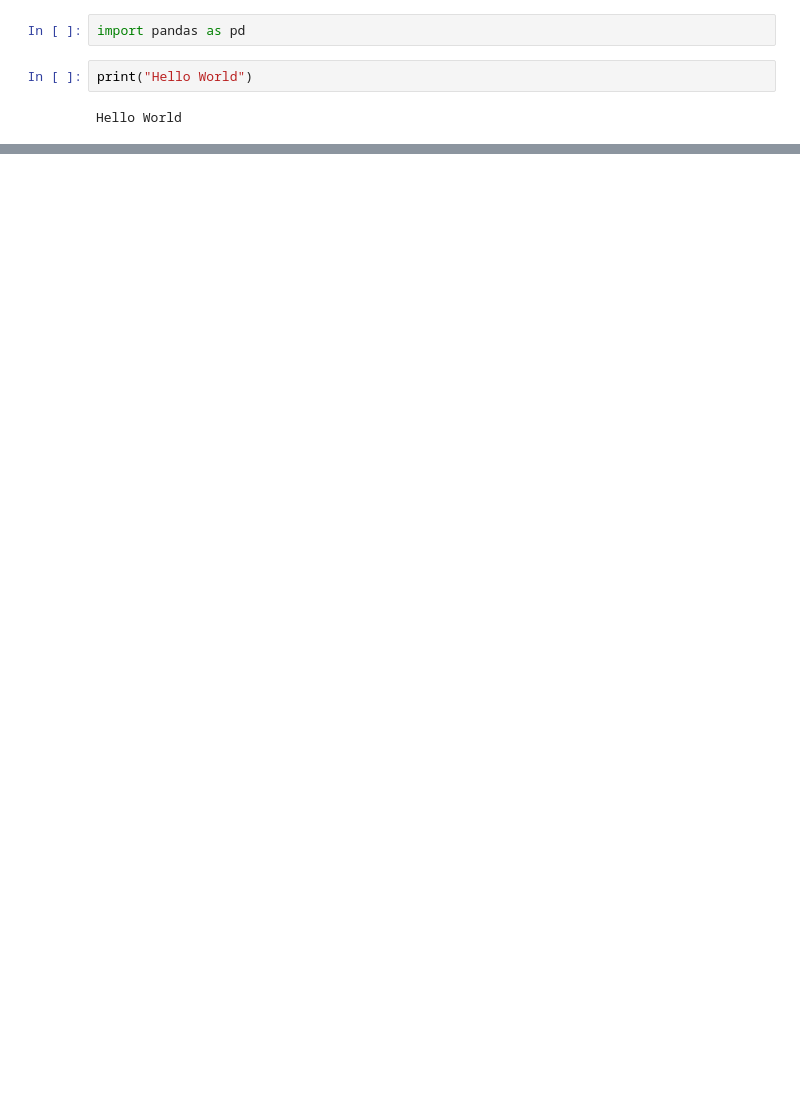
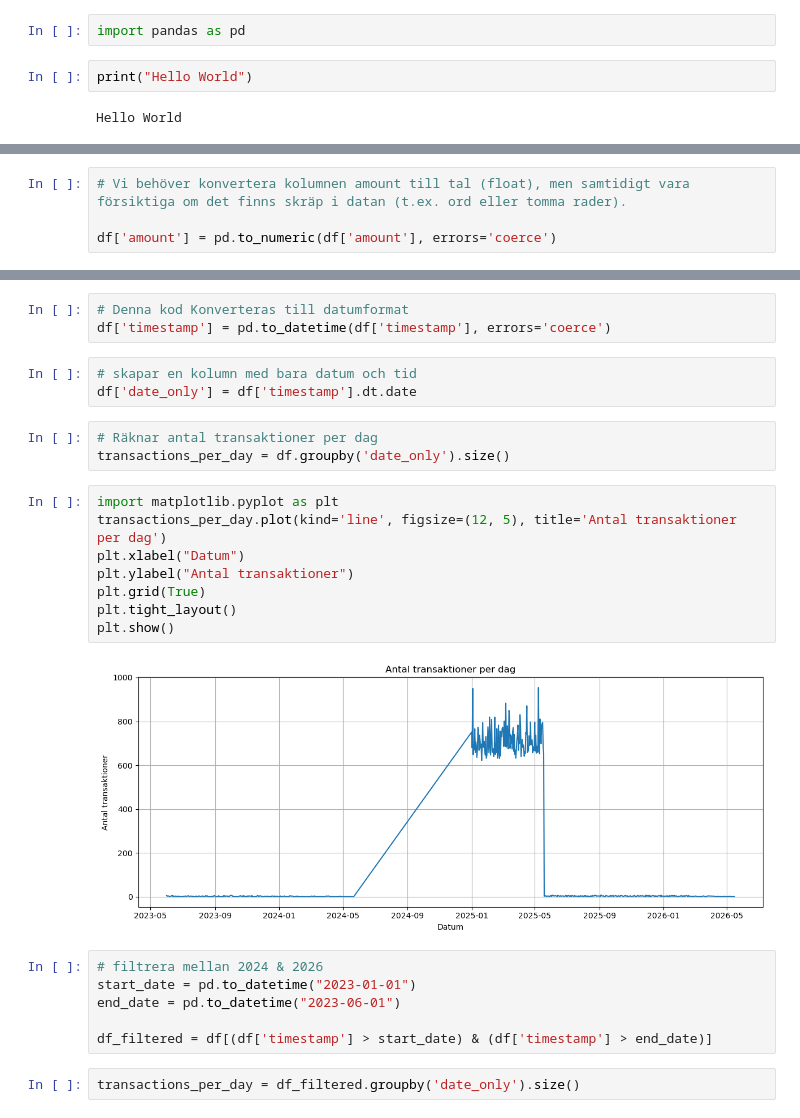
Before and after one commit to MakkanTV/Datakvalitet_project, a Jupyter notebook: transactions.ipynb, the cells around one changed output, grey strips where cells are left out. Cells and saved outputs as stored; diff of their text form; blank space fills up the shorter version.

```diff
--- a/transactions.ipynb
+++ b/transactions.ipynb
@@ -190,0 +86,4 @@ print(repeated_transfers)
+# %%
+# Vi behöver konvertera kolumnen amount till tal (float), men samtidigt vara försiktiga om det finns skräp i datan (t.ex. ord eller tomma rader).
+
+df['amount'] = pd.to_numeric(df['amount'], errors='coerce')
@@ -190,0 +116,27 @@ print(repeated_transfers)
+# %%
+# Denna kod Konverteras till datumformat
+df['timestamp'] = pd.to_datetime(df['timestamp'], errors='coerce')
+# %%
+# skapar en kolumn med bara datum och tid
+df['date_only'] = df['timestamp'].dt.date
+# %%
+# Räknar antal transaktioner per dag
+transactions_per_day = df.groupby('date_only').size()
+# %%
+import matplotlib.pyplot as plt
+transactions_per_day.plot(kind='line', figsize=(12, 5), title='Antal transaktioner per dag')
+plt.xlabel("Datum")
+plt.ylabel("Antal transaktioner")
+plt.grid(True)
+plt.tight_layout()
+plt.show()
+# %% [output]
+[figure, added]
+# %%
+# filtrera mellan 2024 & 2026
+start_date = pd.to_datetime("2023-01-01")
+end_date = pd.to_datetime("2023-06-01")
+
+df_filtered = df[(df['timestamp'] > start_date) & (df['timestamp'] > end_date)]
+# %%
+transactions_per_day = df_filtered.groupby('date_only').size()
```
Also changed, not shown: parts of 23 cells of this notebook, 2 other files.
